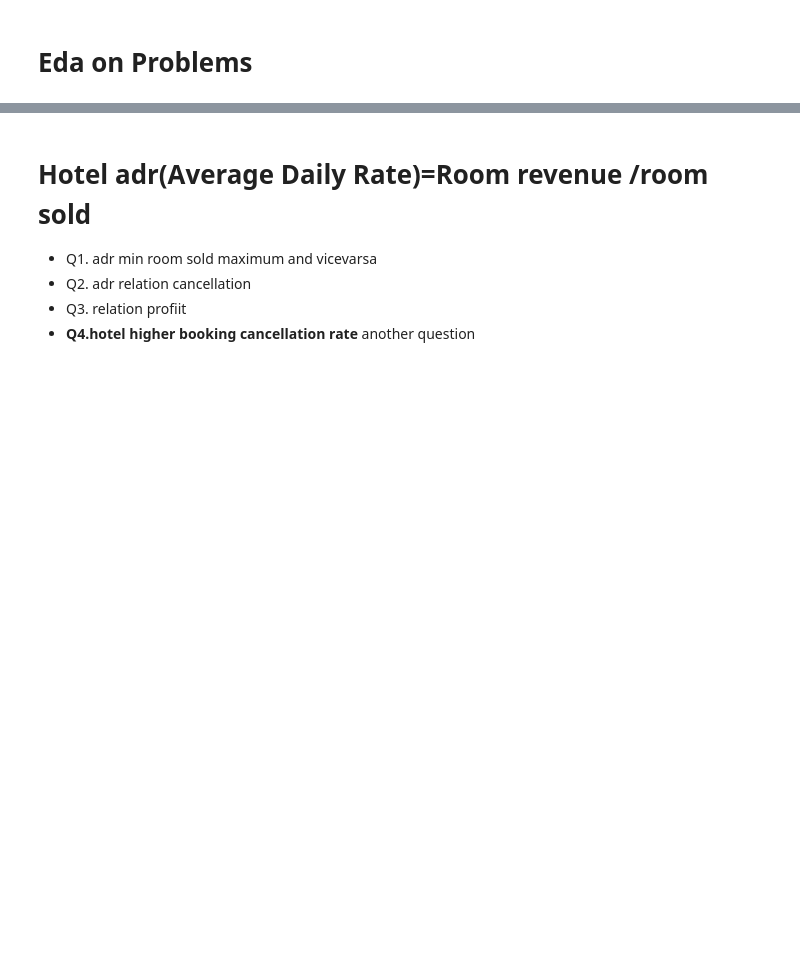
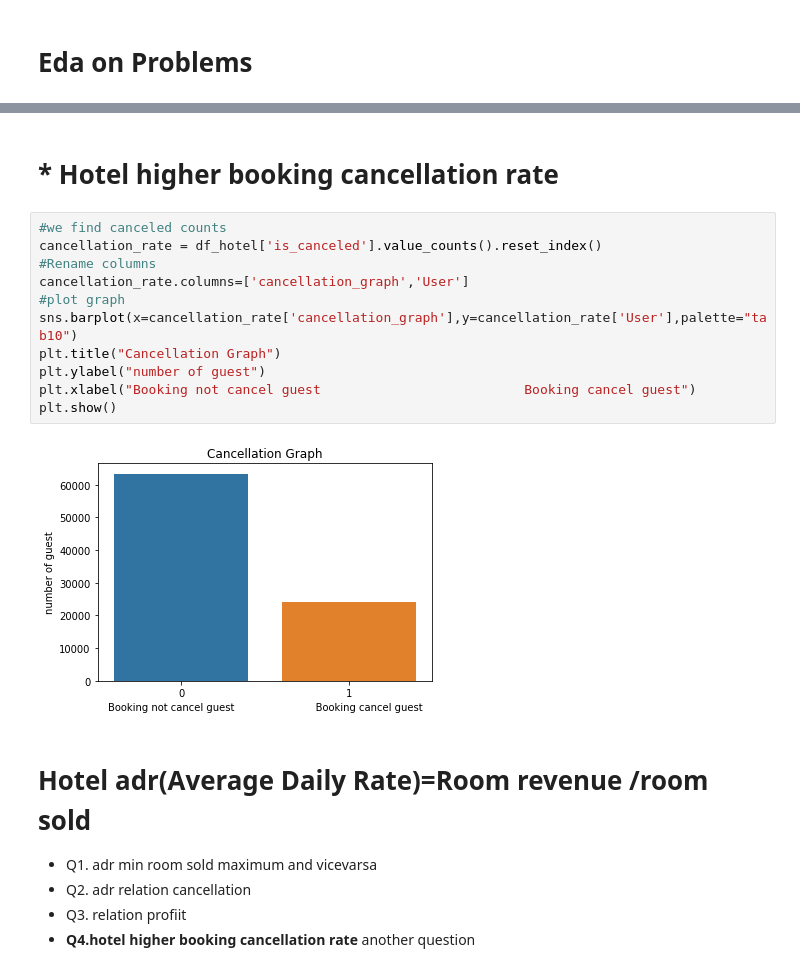
Before and after one commit to Rahuldu98/Hotel_Booking_EDA-Capstone_Project, a Jupyter notebook: Hotel_Booking_Analysis_by_Rahul_Capstone_Project.ipynb, the cells around one changed output, grey strips where cells are left out. Cells and saved outputs as stored; diff of their text form; blank space fills up the shorter version.

```diff
--- a/Hotel_Booking_Analysis_by_Rahul_Capstone_Project.ipynb
+++ b/Hotel_Booking_Analysis_by_Rahul_Capstone_Project.ipynb
@@ -478,3 +442,18 @@ plt.ylabel('Number of Guests');
+# %% [markdown]
+# * **Hotel higher booking cancellation rate**
+# %%
+#we find canceled counts
+cancellation_rate = df_hotel['is_canceled'].value_counts().reset_index()
+#Rename columns
+cancellation_rate.columns=['cancellation_graph','User']
+#plot graph
+sns.barplot(x=cancellation_rate['cancellation_graph'],y=cancellation_rate['User'],palette="tab10")
+plt.title("Cancellation Graph")
+plt.ylabel("number of guest")
+plt.xlabel("Booking not cancel guest                          Booking cancel guest")
+plt.show()
+# %% [output]
+[figure, added]
 # %% [markdown]
 # Hotel adr(Average Daily Rate)=Room revenue /room sold
 * Q1. adr min room sold maximum and vicevarsa
```
Also changed, not shown: parts of 45 cells of this notebook.
